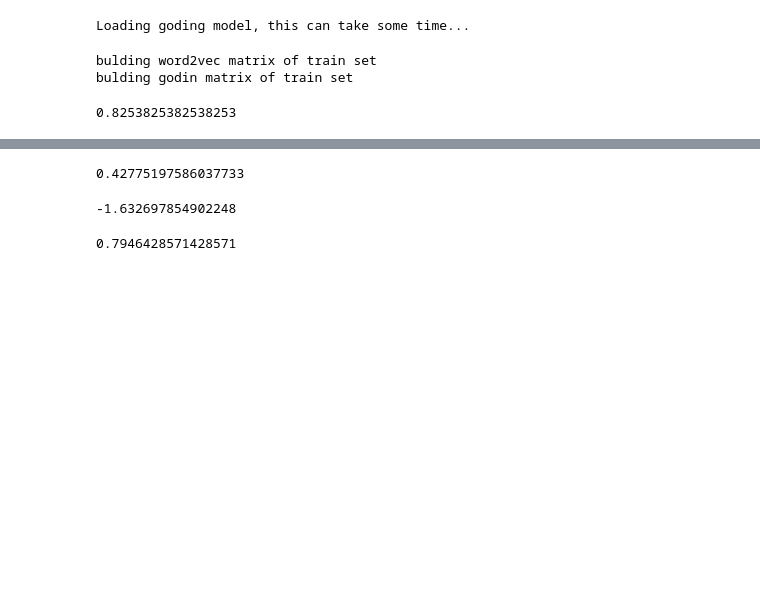
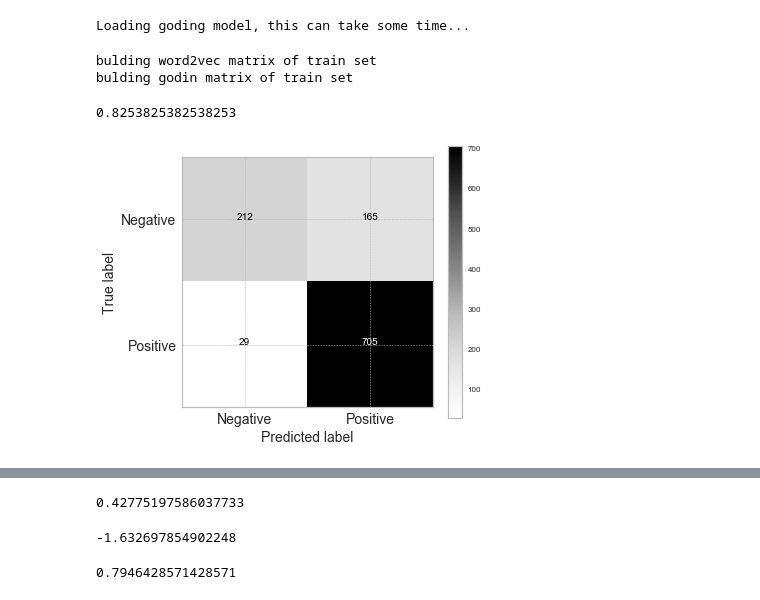
Before and after one commit to Hitkul/Aspect-Based-Sentiment-Analysis, a Jupyter notebook: Sentiment_test_bed.ipynb, the cells around one changed output, grey strips where cells are left out. Saved outputs shown, nothing was run; the diff lists cells and outputs as text; code cells hidden in the pictures; blank space fills up the shorter version.

```diff
--- a/Sentiment_test_bed.ipynb
+++ b/Sentiment_test_bed.ipynb
@@ -188,6 +191,29 @@ def get_acc(pred,dataY):
 get_acc(pred,dataY)
 # %% [output]
 0.8253825382538253
+# %%
+def plot_confusion_matrix(pred,dataY):
+    classes = ['Negative','Positive']
+    pred_class = [0 if x[0]>x[1] else 1 for x in pred]
+    acc_class = [0 if x[0]>x[1] else 1 for x in dataY]
+    count = 0
+    cm = confusion_matrix(acc_class,pred_class)
+    plt.imshow(cm)
+    plt.colorbar()
+    plt.xticks(np.arange(len(classes)),classes,fontsize=14)
+    plt.yticks(np.arange(len(classes)),classes,fontsize=14)
+    plt.ylabel('True label',fontsize=14)
+    plt.xlabel('Predicted label',fontsize=14)
+    fmt = 'd'
+    thresh = cm.max() / 2.
+    for i, j in itertools.product(range(cm.shape[0]), range(cm.shape[1])):
+        plt.text(j, i, format(cm[i, j], fmt),
+                 horizontalalignment="center",
+                 color="white" if cm[i, j] > thresh else "black")
+# %%
+plot_confusion_matrix(pred,dataY)
+# %% [output]
+[figure, added]
 # %%
 def get_score_from_pred(pred):
     score_pred = []
```
Also changed, not shown: parts of 3 cells of this notebook.
